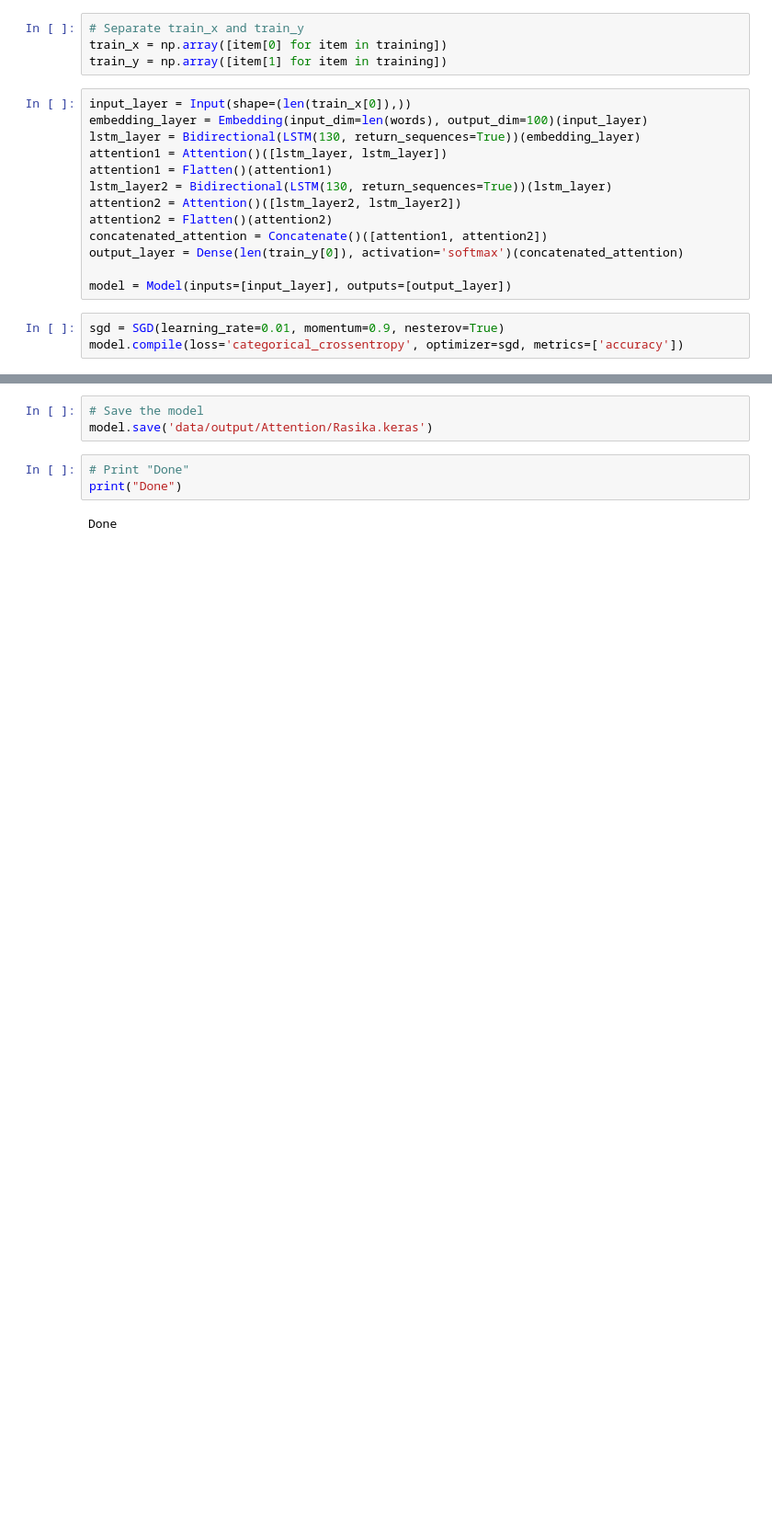
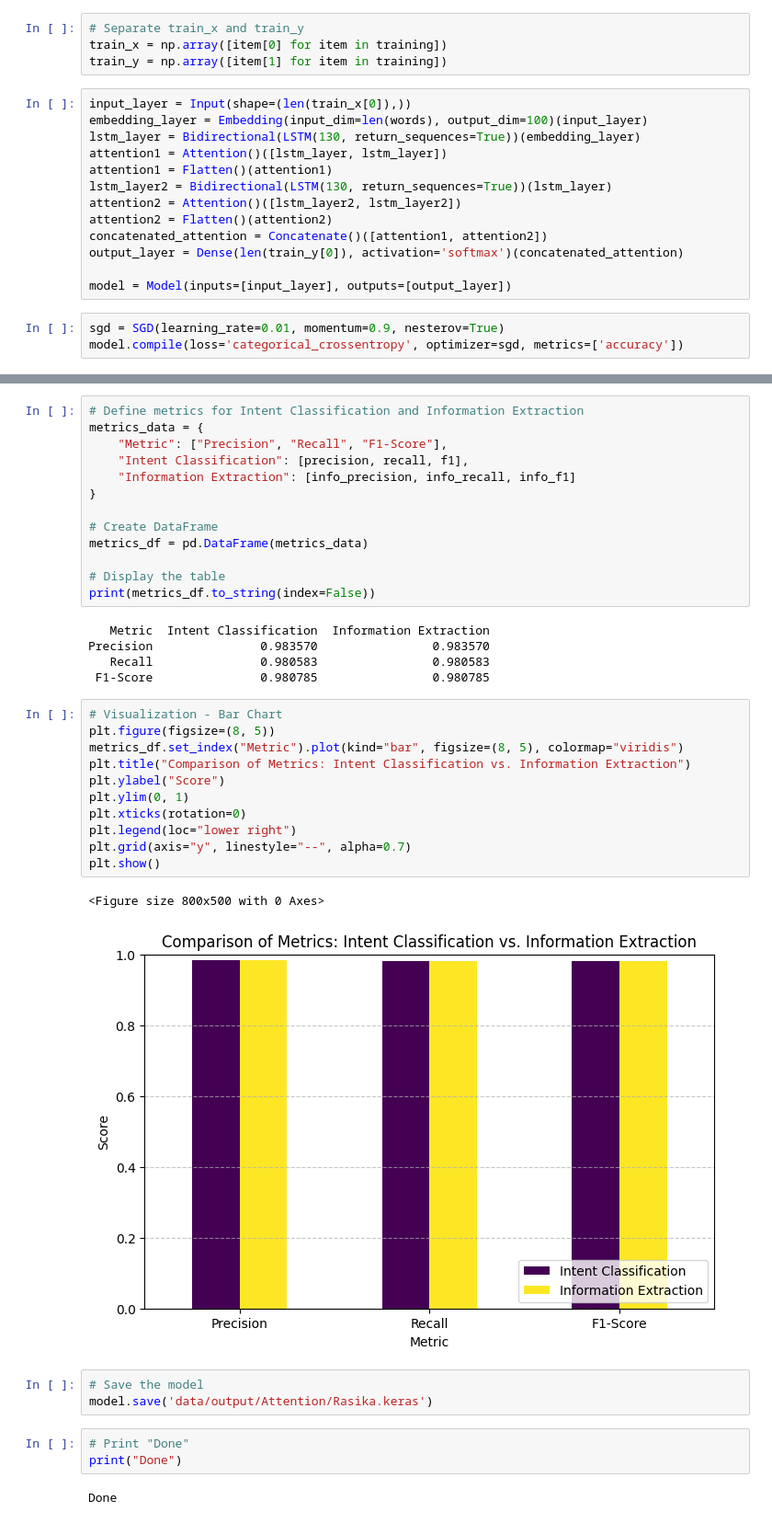
Before and after one commit to official-biswadeb941/Mayabati---Your-Personal-AI-Chef, a Jupyter notebook: trainer.ipynb, the cells around one changed output, grey strips where cells are left out. Shown at 92% size. Cells and saved outputs as stored; diff of their text form; blank space fills up the shorter version.

```diff
--- a/trainer.ipynb
+++ b/trainer.ipynb
@@ -103,3 +121,35 @@ Epoch 170: early stopping
+# %%
+# Define metrics for Intent Classification and Information Extraction
+metrics_data = {
+    "Metric": ["Precision", "Recall", "F1-Score"],
+    "Intent Classification": [precision, recall, f1],
+    "Information Extraction": [info_precision, info_recall, info_f1]
+}
+
+# Create DataFrame
+metrics_df = pd.DataFrame(metrics_data)
+
+# Display the table
+print(metrics_df.to_string(index=False))
+# %% [output]
+   Metric  Intent Classification  Information Extraction
+Precision               0.983570                0.983570
+   Recall               0.980583                0.980583
+ F1-Score               0.980785                0.980785
+# %%
+# Visualization - Bar Chart
+plt.figure(figsize=(8, 5))
+metrics_df.set_index("Metric").plot(kind="bar", figsize=(8, 5), colormap="viridis")
+plt.title("Comparison of Metrics: Intent Classification vs. Information Extraction")
+plt.ylabel("Score")
+plt.ylim(0, 1)
+plt.xticks(rotation=0)
+plt.legend(loc="lower right")
+plt.grid(axis="y", linestyle="--", alpha=0.7)
+plt.show()
+# %% [output]
+<Figure size 800x500 with 0 Axes>
+[figure, added]
 # %%
 # Save the model
 model.save('data/output/Attention/Rasika.keras')
```
Also changed, not shown: parts of 5 cells of this notebook, 4 other files.
